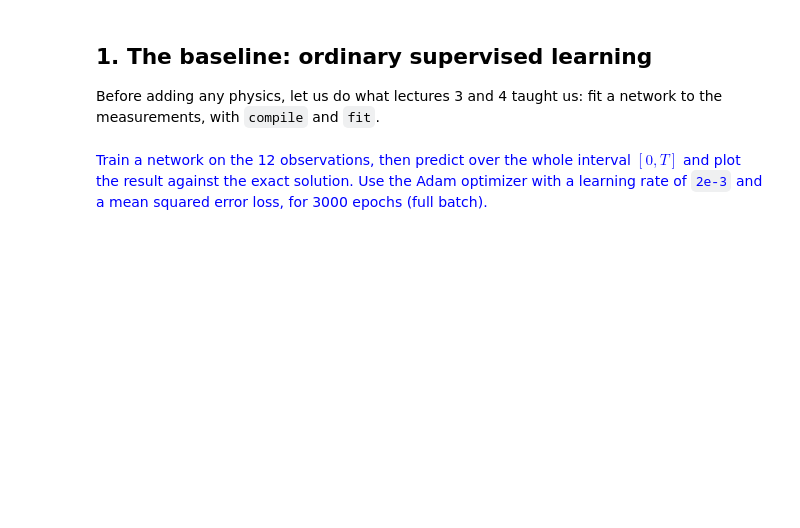
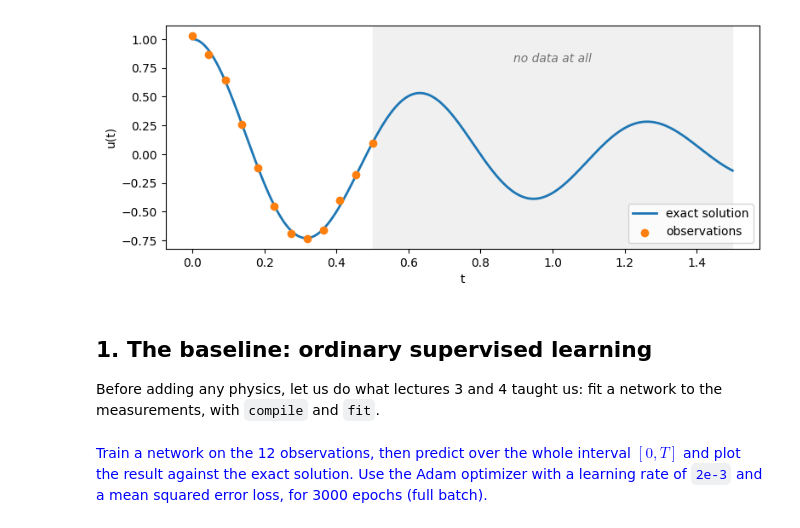
Before and after one commit to smnbrnrd/esitech.ps4.ia, a Jupyter notebook: notebooks/lec6-pinn-oscillator.ipynb, the cells around one changed output. Drawn from its saved outputs; the diff is of its cells as text; code cells hidden in the pictures; blank space fills up the shorter version.

```diff
--- a/notebooks/lec6-pinn-oscillator.ipynb
+++ b/notebooks/lec6-pinn-oscillator.ipynb
@@ -18,38 +19,38 @@ measurements over the first third of the interval, and nothing afterwards.
 # %%
 import numpy as np
 import matplotlib.pyplot as plt
 import tensorflow as tf
 import keras
 
 MU, K = 2.0, 100.0        # damping and stiffness
 T = 1.5                   # time horizon
 T_DATA = 0.5              # the sensor stops here
 
-ZETA = MU / (2 * np.sqrt(K))
-W0 = np.sqrt(K)
-WD = W0 * np.sqrt(1 - ZETA ** 2)
+ZETA = MU / (2 * np.sqrt(K))        # damping ratio
+W0 = np.sqrt(K)                     # natural frequency
+WD = W0 * np.sqrt(1 - ZETA ** 2)    # damped frequency
 
 
 def exact(t):
     """Analytical solution, used for checking only."""
     t = np.asarray(t, dtype=float)
-    return np.exp(-ZETA * W0 * t) * (np.cos(WD * t)
-                                     + (ZETA * W0 / WD) * np.sin(WD * t))
+    return np.exp(-ZETA * W0 * t) * (np.cos(WD * t) + (ZETA * W0 / WD) * np.sin(WD * t))
 
 
 rng = np.random.default_rng(3)
 t_data = np.linspace(0.0, T_DATA, 12)
 u_data = exact(t_data) + rng.normal(0, 0.015, t_data.shape)
 
 t_plot = np.linspace(0, T, 900)
 
 plt.figure(figsize=(9, 3.4))
 plt.axvspan(T_DATA, T, color="0.94", zorder=0)
 plt.plot(t_plot, exact(t_plot), color="C0", lw=2, label="exact solution", zorder=2)
 plt.scatter(t_data, u_data, color="C1", zorder=3, label="observations")
-plt.text((T_DATA + T) / 2, 1.1, "no data at all", ha="center", style="italic",
-         color="0.45")
+plt.text((T_DATA + T) / 2, 0.8, "no data at all", ha="center", style="italic", color="0.45")
 plt.xlabel("t"); plt.ylabel("u(t)"); plt.legend(loc="lower right"); plt.show()
+# %% [output]
+[figure, added]
 # %%
 def make_net(width=64, depth=3, seed=0):
     """A small coordinate network:  t -> u(t)."""
```
Also changed, not shown: parts of 8 cells of this notebook, 14 other files.
